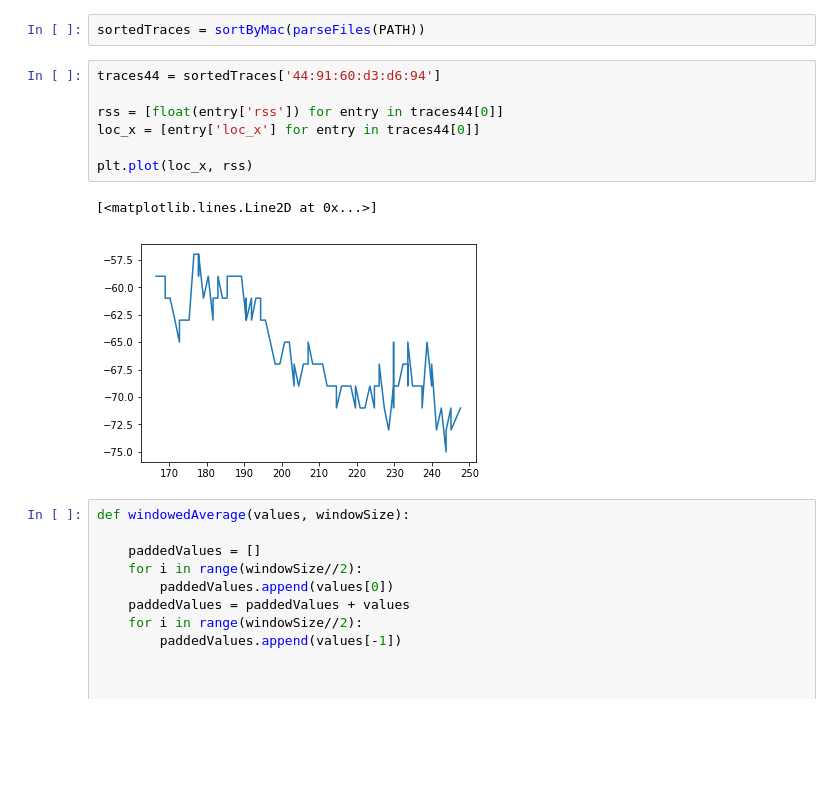
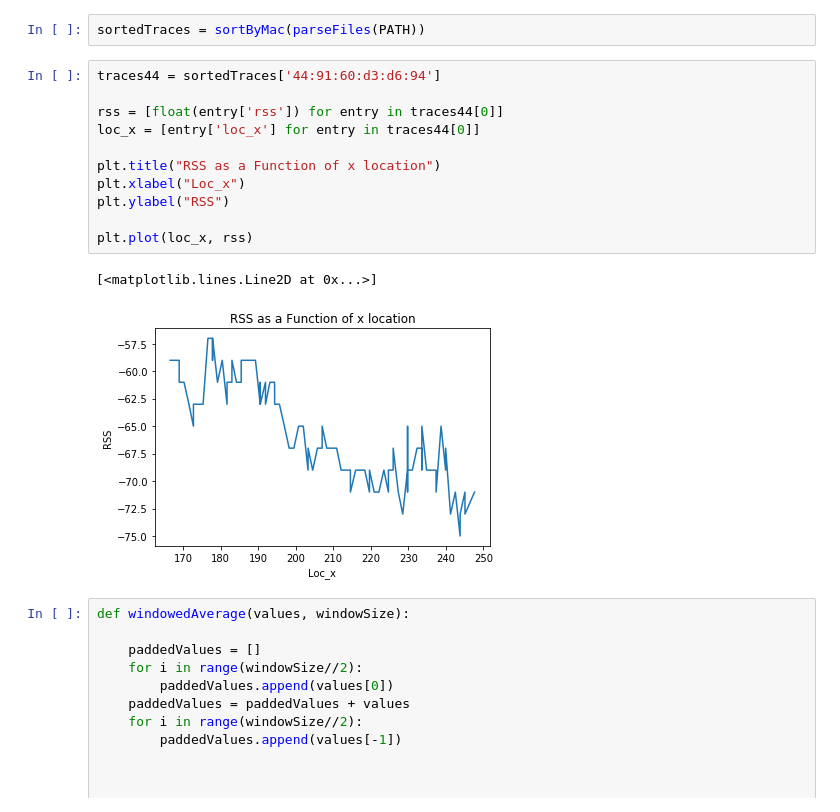
Before and after one commit to DLorell/wifilocalization, a Jupyter notebook: Untitled.ipynb, the cells around one changed output. Cells and saved outputs as stored; diff of their text form; blank space fills up the shorter version.

```diff
--- a/Untitled.ipynb
+++ b/Untitled.ipynb
@@ -75,13 +85,17 @@ sortedTraces = sortByMac(parseFiles(PATH))
 # %%
 traces44 = sortedTraces['44:91:60:d3:d6:94']
 
 rss = [float(entry['rss']) for entry in traces44[0]]
 loc_x = [entry['loc_x'] for entry in traces44[0]]
 
+plt.title("RSS as a Function of x location")
+plt.xlabel("Loc_x")
+plt.ylabel("RSS")
+
 plt.plot(loc_x, rss)
 # %% [output]
 [<matplotlib.lines.Line2D at 0x...>]
-[figure, old version]
+[figure, new version]
 # %%
 def windowedAverage(values, windowSize):
 
```
Also changed, not shown: parts of 3 cells of this notebook.
